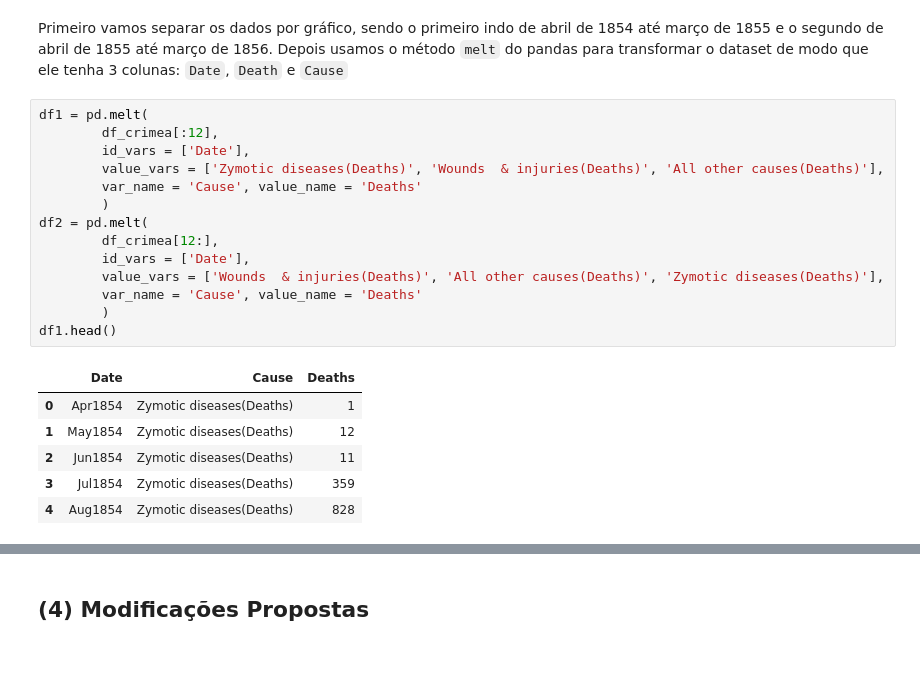
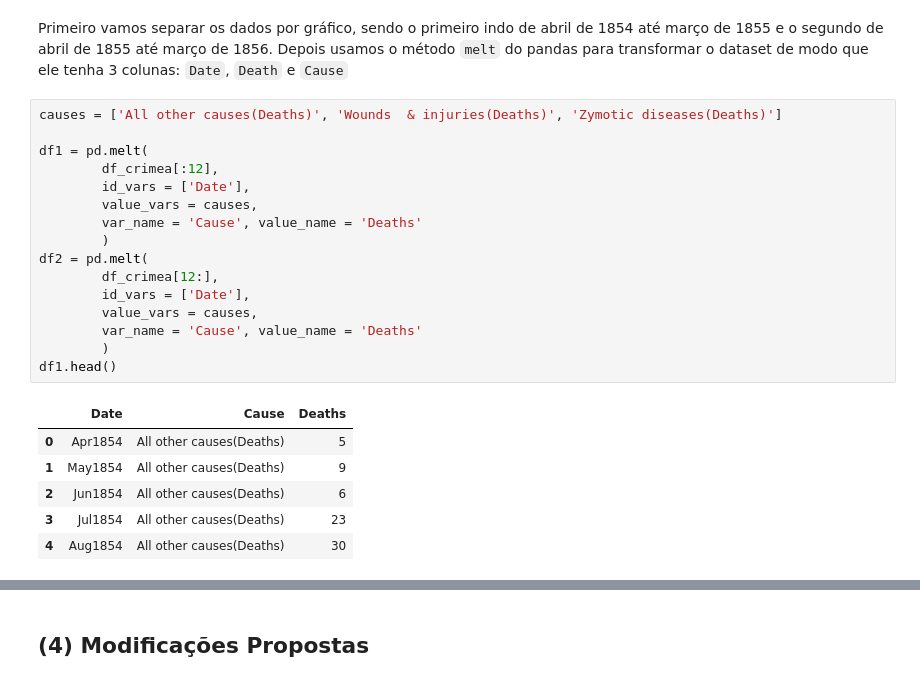
Before and after one commit to GDevigili/information-visualization-homeworks, a Jupyter notebook: trabalho_2/trabalho_2.ipynb, the cells around one changed output, grey strips where cells are left out. Cells and saved outputs as stored; diff of their text form.

```diff
--- a/trabalho_2/trabalho_2.ipynb
+++ b/trabalho_2/trabalho_2.ipynb
@@ -120,24 +120,26 @@ df_crimea_melted.head()
 Primeiro vamos separar os dados por gráfico, sendo o primeiro indo de abril de 1854 até março de 1855 e o segundo de abril de 1855 até março de 1856.
 Depois usamos o método `melt` do pandas para transformar o dataset de modo que ele tenha 3 colunas: `Date`, `Death` e `Cause`
 # %%
+causes = ['All other causes(Deaths)', 'Wounds  & injuries(Deaths)', 'Zymotic diseases(Deaths)']
+
 df1 = pd.melt(
         df_crimea[:12],
         id_vars = ['Date'],
-        value_vars = ['Zymotic diseases(Deaths)', 'Wounds  & injuries(Deaths)', 'All other causes(Deaths)'],
+        value_vars = causes,
         var_name = 'Cause', value_name = 'Deaths'
         )
 df2 = pd.melt(
         df_crimea[12:],
         id_vars = ['Date'],
-        value_vars = ['Wounds  & injuries(Deaths)', 'All other causes(Deaths)', 'Zymotic diseases(Deaths)'],
+        value_vars = causes,
         var_name = 'Cause', value_name = 'Deaths'
         )
 df1.head()
 # %% [output]
 |  | Date | Cause | Deaths |
-| 0 | Apr1854 | Zymotic diseases(Deaths) | 1 |
-| 1 | May1854 | Zymotic diseases(Deaths) | 12 |
-| 2 | Jun1854 | Zymotic diseases(Deaths) | 11 |
-| 3 | Jul1854 | Zymotic diseases(Deaths) | 359 |
-| 4 | Aug1854 | Zymotic diseases(Deaths) | 828 |
+| 0 | Apr1854 | All other causes(Deaths) | 5 |
+| 1 | May1854 | All other causes(Deaths) | 9 |
+| 2 | Jun1854 | All other causes(Deaths) | 6 |
+| 3 | Jul1854 | All other causes(Deaths) | 23 |
+| 4 | Aug1854 | All other causes(Deaths) | 30 |
 # %%
```
Also changed, not shown: parts of 3 cells of this notebook.
